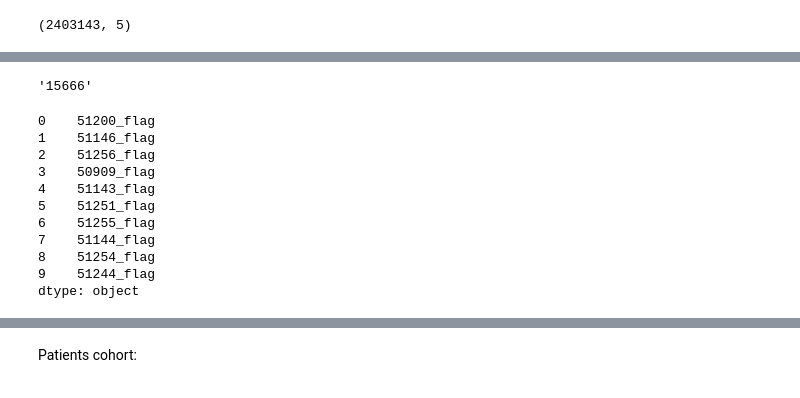
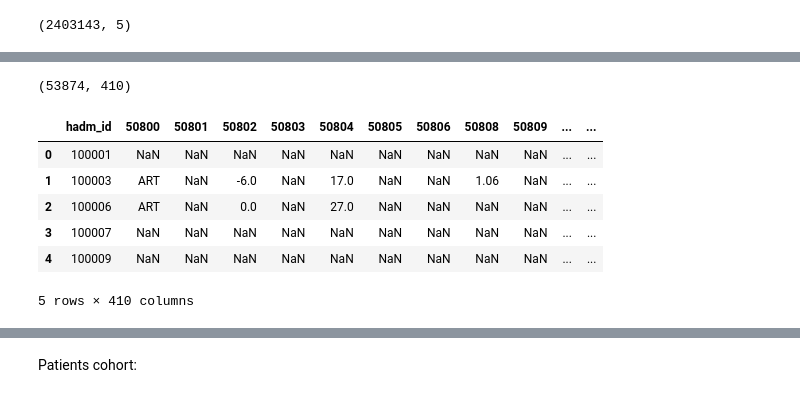
Before and after one commit to The-Electric-Moccasins/resistance-prediction, a Jupyter notebook: build_dataset.ipynb, the cells around one changed output, grey strips where cells are left out. Cells and saved outputs as stored; diff of their text form; code cells hidden in the pictures.

```diff
--- a/build_dataset.ipynb
+++ b/build_dataset.ipynb
@@ -149,34 +149,24 @@ def keep_last_labtest_instance(df):
 
 
 def pivot_labtests_to_columns(df):
+    df = df.reset_index(drop=True)
     df = df.pivot(index=['hadm_id'],columns=['itemid'],values=['value'])
+    df.columns = df.columns.to_flat_index()
+    df.columns = [str(colname[1]) for colname in df.columns]
+    df = df.reset_index(['hadm_id'])
+
     return df
 
-def fill_flag_name(x):
-    x['flag_name'] = f"{x['itemid']}_flag"
-    return x
 
 
 def pivot_flags_to_columns(df):
     df_fill_flags = df.copy()
     df_fill_flags['flag'] = df_fill_flags['flag'].apply(lambda x: not pd.isna(x))
     df_fill_flags['flag_name'] = df_fill_flags['itemid'].astype(str) + pd.Series(["_flag"] * df_fill_flags.shape[0]).astype(str)
-    #df_fill_flags = df_fill_flags.apply(fill_flag_name, axis = 1)
     df_fill_flags = df_fill_flags.pivot(index=['hadm_id'],columns=['flag_name'],values=['flag'])
+    df_fill_flags.columns = df_fill_flags.columns.to_flat_index()
+    df_fill_flags.columns = [str(colname[1]) for colname in df_fill_flags.columns]
+    df_fill_flags = df_fill_flags.reset_index(['hadm_id'])
     return df_fill_flags
-# pivot
-# df = df.drop(df.index[df['cnt'] < 100].tolist())
-#     df = df.drop(columns=['itemid','valueuom','flag','label','fluid','category','cnt'])
-#     df = df.sort_values('charttime', axis=0)
-#     df = df.reset_index(drop=True)
-#     df = df.drop(columns='charttime')
-#     df = df.drop_duplicates(subset=['hadm_id','item_id'], keep='last', ignore_index=True)
-#     df = df.dropna(subset=['loinc_code'])
-#     df = df.reset_index(drop=True)
-#     df = df.pivot(['hadm_id', 'subject_id'],'loinc_code','value')
-#     df = df.reset_index().dropna(subset=['hadm_id'])
-#     df.columns.name = None
-#     df = df.merge(static_df,how='left', on=['hadm_id','subject_id'])
-#     return df
 # %%
 df_selected_labs = keep_last_labtest_instance(df_lab_events)
@@ -206,23 +177,19 @@ Name: flag, Length: 100, dtype: bool
 # %%
-df_lab_results = pivot_labtests_to_columns(df_selected_labs[:100])
+df_lab_results = pivot_labtests_to_columns(df_selected_labs)
-# %%
-df['Year'].astype(str) + df['quarter']
-# %% [output]
-'15666'
-# %%
-df_selected_labs[:10]['itemid'].astype(str) + pd.Series(["_flag"] * 10).astype(str)
-# %% [output]
-0    51200_flag
-1    51146_flag
-2    51256_flag
-3    50909_flag
-4    51143_flag
-5    51251_flag
-6    51255_flag
-7    51144_flag
-8    51254_flag
-9    51244_flag
-dtype: object
+# %%
+df_lab_results.shape
+# %% [output]
+(53874, 410)
+# %%
+df_lab_results.head()
+# %% [output]
+|  | hadm_id | 50800 | 50801 | 50802 | 50803 | 50804 | 50805 | 50806 | 50808 | 50809 | ... | ... |
+| 0 | 100001 | NaN | NaN | NaN | NaN | NaN | NaN | NaN | NaN | NaN | ... | ... |
+| 1 | 100003 | ART | NaN | -6.0 | NaN | 17.0 | NaN | NaN | 1.06 | NaN | ... | ... |
+| 2 | 100006 | ART | NaN | 0.0 | NaN | 27.0 | NaN | NaN | NaN | NaN | ... | ... |
+| 3 | 100007 | NaN | NaN | NaN | NaN | NaN | NaN | NaN | NaN | NaN | ... | ... |
+| 4 | 100009 | NaN | NaN | NaN | NaN | NaN | NaN | NaN | NaN | NaN | ... | ... |
+5 rows × 410 columns
 # %%
 df_lab_flags = pivot_flags_to_columns(df_selected_labs)
 # %%
```
Also changed, not shown: parts of 9 cells of this notebook.
